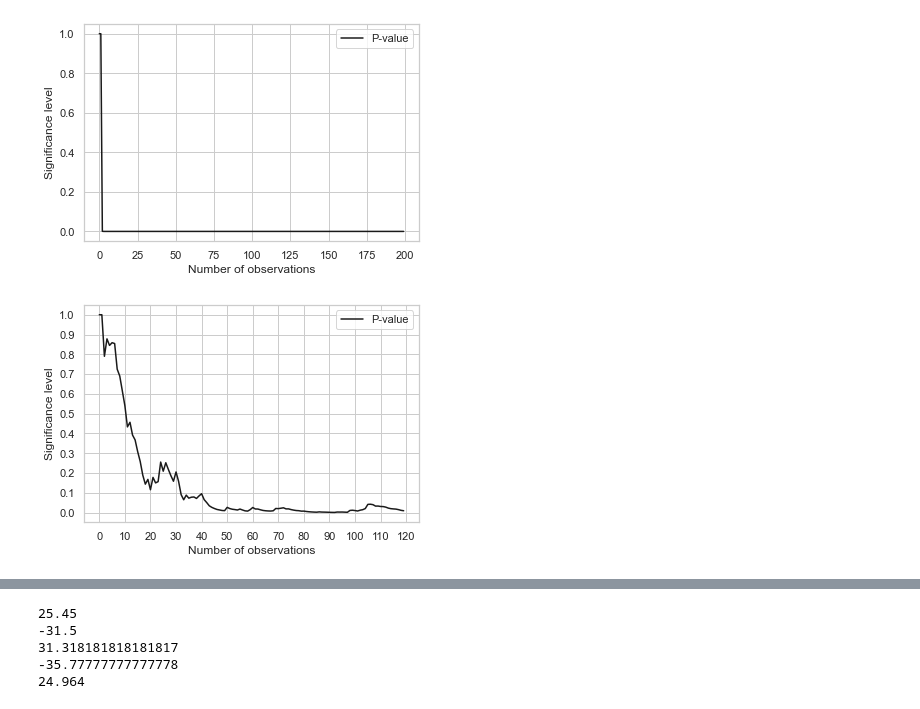
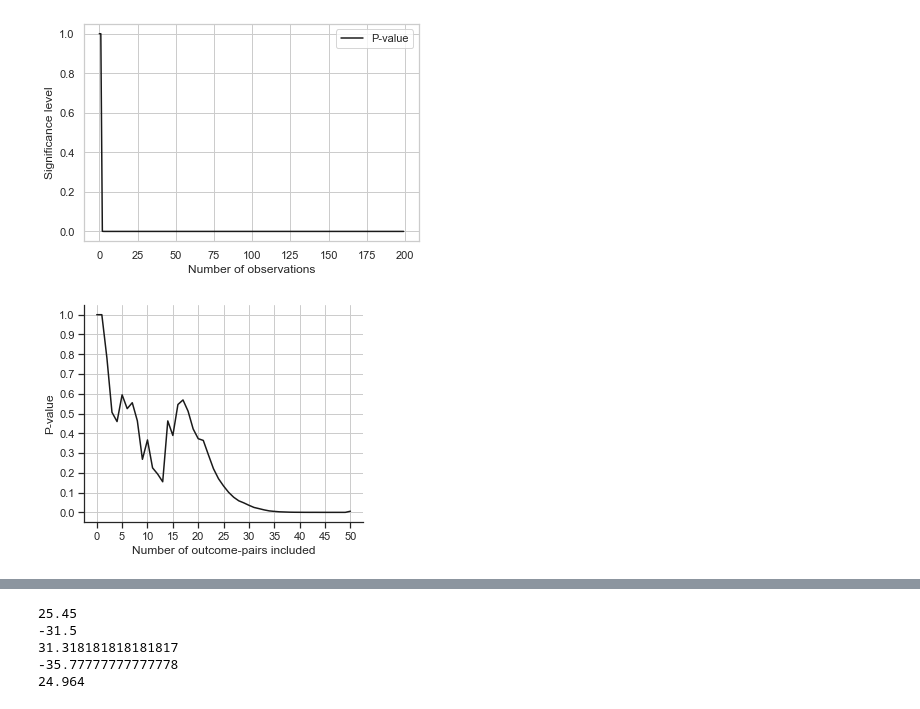
Before and after one commit to bendiknordeng/Epidemiologic-Strategies, a Jupyter notebook: notebooks/plot_results.ipynb, the cells around one changed output, grey strips where cells are left out. Drawn from its saved outputs; the diff is of its cells as text; code cells hidden in the pictures.

```diff
--- a/notebooks/plot_results.ipynb
+++ b/notebooks/plot_results.ipynb
@@ -198,7 +193,7 @@ for keys in results.keys():
     objective_values[keys] = np.zeros((nr_sim,5)) #axis 1: index 0: deaths, 1: infected, 2: yll, 3: vaccinated, 4: weighted
 # %%
 paths = utils.create_named_tuple('paths', 'filepaths.txt')
-config = utils.create_named_tuple('config', paths.config)
+config = utils.create_named_tuple('config', "../" + paths.config)
 
 for key in list(results.keys()):
     print("Finding objective values for ", key)
@@ -879,6 +1019,7 @@ Infected
 # %%
-objective_value_best = objective_values[list(sorted_dead.keys())[3]][:200,0]
-objective_value_second_best = objective_values[list(sorted_dead.keys())[4]][:200,0]
+objective_value_best = objective_values[list(sorted_infected.keys())[0]][:200,1]
+objective_value_second_best = objective_values[list(sorted_infected.keys())[1]][:200,1]
+
 p_values = np.zeros(len(objective_value_best))
 observations = np.arange(len(objective_value_best))
 for i in range(len(objective_value_best)-1):
@@ -890,5 +1031,5 @@ sns.set_style("whitegrid")
 sns.lineplot(observations, p_values, label="P-value", color='k')
 plt.xlabel("Number of observations")
 plt.ylabel("Significance level")
-plt.savefig("../plots/computational_study/fatalities_significance.png", dpi=200)
+plt.savefig("../plots/computational_study/infected_significance.png", dpi=200)
 # %% [output]
@@ -896,16 +1036,0 @@ plt.savefig("../plots/computational_study/fatalities_significance.png", dpi=200)
-# %%
-objective_value_best = objective_values[list(sorted_infected.keys())[4]][:200,1]
-objective_value_second_best = objective_values[list(sorted_infected.keys())[5]][:200,1]
-
-p_values = np.zeros(len(objective_value_best))
-observations = np.arange(len(objective_value_best))
-for i in range(len(objective_value_best)-1):
-    p_values[i] = t_test(objective_value_best[:i], objective_value_second_best[:i])
-p_values[np.isnan(p_values)] = 1
-
-sns.set()
-sns.set_style("whitegrid")
-sns.lineplot(observations, p_values, label="P-value", color='k')
-plt.xlabel("Number of observations")
-plt.ylabel("Significance level")
-plt.savefig("../plots/computational_study/infected_significance.png", dpi=200)
@@ -946,22 +1069,26 @@ plt.savefig("../plots/computational_study/weighted_significance.png", dpi=200)
 # %% [output]
 [figure]
 # %%
-objective_value_best = objective_values[list(sorted_dead.keys())[3]][:,0]
-objective_value_second_best = objective_values[list(sorted_dead.keys())[4]][:,0]
+objective_value_best = objective_values[list(sorted_dead.keys())[0]][88:,0]
+objective_value_second_best = objective_values[list(sorted_dead.keys())[1]][88:,0]
 
 p_values = np.zeros(len(objective_value_best))
 observations = np.arange(len(objective_value_best))
 for i in range(len(objective_value_best)-1):
     p_values[i] = t_test(objective_value_best[:i], objective_value_second_best[:i])
 p_values[np.isnan(p_values)] = 1
 
-sns.set()
-sns.set_style("whitegrid")
-sns.lineplot(observations[:120], p_values[:120], label="P-value", color='k')
-plt.xticks(observations[0:121:10])
+plt.figure(figsize=(5,4))
+sns.set_style('ticks')
+ax = sns.lineplot(observations[:51], p_values[:51], color='k')
+plt.xticks(observations[0:51:5])
 plt.yticks([0.1*i for i in range(11)])
-plt.xlabel("Number of observations")
-plt.ylabel("Significance level")
+plt.xlabel("Number of outcome-pairs included")
+plt.ylabel("P-value")
+
+ax.spines['top'].set_visible(False)
+ax.spines['right'].set_visible(False)
+plt.grid()
 plt.savefig("../plots/computational_study/fatalities_significance_narrowed.png", dpi=200)
 # %% [output]
-[figure, old version]
+[figure, new version]
```
Also changed, not shown: parts of 34 cells of this notebook, 1 other file.
